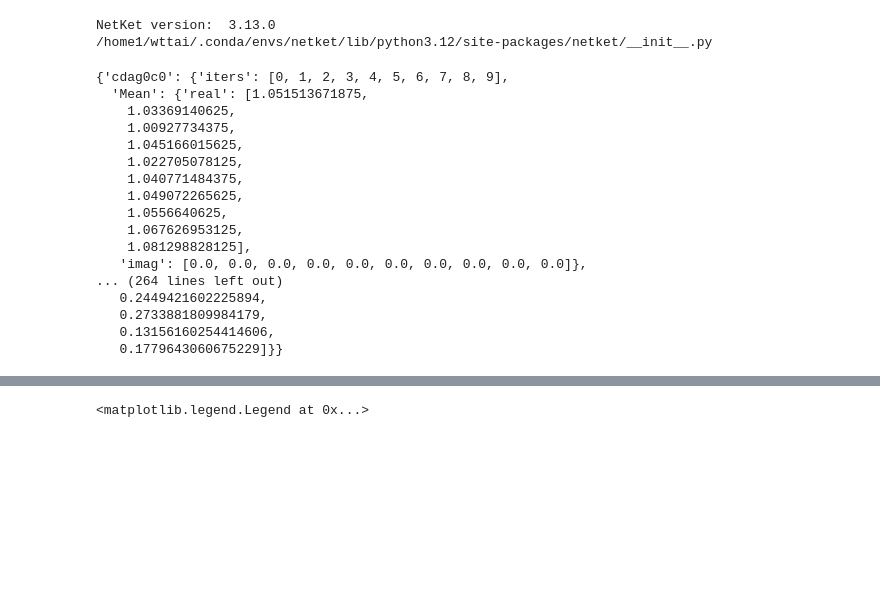
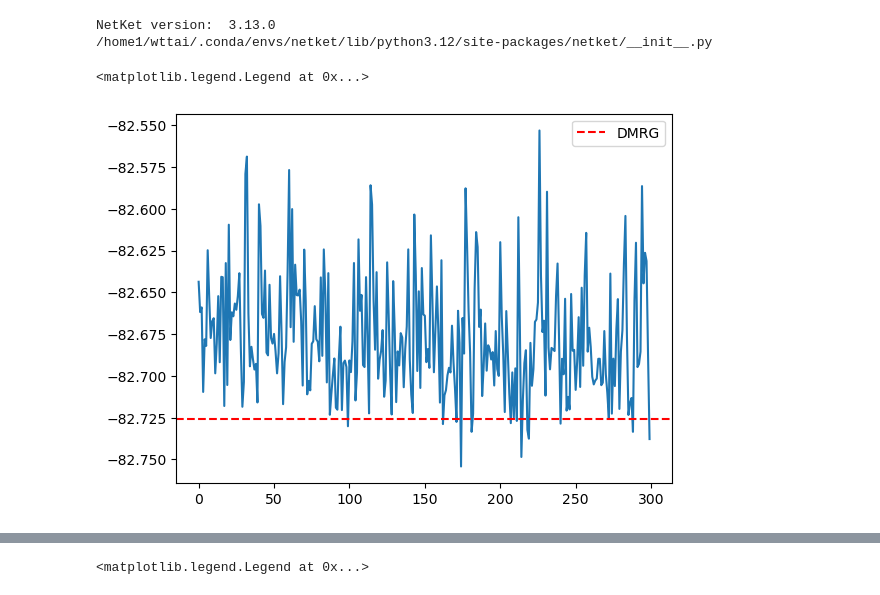
Before and after one commit to wttai004/machine_learning, a Jupyter notebook: netket_qwz/qwz_results.ipynb, the cells around one changed output, grey strips where cells are left out. Drawn from its saved outputs; the diff is of its cells as text; code cells hidden in the pictures; blank space fills up the shorter version.

```diff
--- a/netket_qwz/qwz_results.ipynb
+++ b/netket_qwz/qwz_results.ipynb
@@ -26,25 +27,27 @@ print(nk.__file__)
 # %% [output]
 NetKet version:  3.13.0
 /home1/wttai/.conda/envs/netket/lib/python3.12/site-packages/netket/__init__.py
-# %%
-data = json.load(open("machine_learning/netket_qwz/data/test/slater_log_L=2_t=1.0_m=5.0_U=0.2.json"))
-# %%
-data
-# %% [output]
-{'cdag0c0': {'iters': [0, 1, 2, 3, 4, 5, 6, 7, 8, 9],
-  'Mean': {'real': [1.051513671875,
-    1.03369140625,
-    1.00927734375,
-    1.045166015625,
-    1.022705078125,
-    1.040771484375,
-    1.049072265625,
-    1.0556640625,
-    1.067626953125,
-    1.081298828125],
-   'imag': [0.0, 0.0, 0.0, 0.0, 0.0, 0.0, 0.0, 0.0, 0.0, 0.0]},
-... (264 lines left out)
-   0.2449421602225894,
-   0.2733881809984179,
-   0.13156160254414606,
-   0.1779643060675229]}}
+# %%
+BASE_PATH = Path("/home1/wttai/machine_learning/netket_qwz/data")
+t = 1.0
+m = 5.0
+U = 8.0
+date_netket = "20241104_1622"
+slater_filename = f"netket_qwz_{date_netket}/slater_log_L=4_N=16_t={t}_m={m}_U={U}.json"
+nj_filename = f"netket_qwz_{date_netket}/nj_log_L=4_N=16_t={t}_m={m}_U={U}_n_hidden=32_n_hidden_layers=1.json"
+nb_filename = f"netket_qwz_{date_netket}/nb_log_L=4_N=16_t={t}_m={m}_U={U}_n_hidden=32_n_hidden_layers=1.json"
+
+path = BASE_PATH / nb_filename
+data = json.load(open(path))
+
+date_dmrg = "20241028_1708"
+dmrgFilename=f"/home1/wttai/machine_learning/dmrg_qwz/data/dmrg_qwz_{date_dmrg}/dmrg_log_L=4_t={t}_m={m}_U={U}.h5"
+
+plt.plot(data['data']["Energy"]['Mean']['real'])
+with h5py.File(dmrgFilename, 'r') as f:
+    data_dmrg = hdf5_io.load_from_hdf5(f)
+plt.axhline(y=data_dmrg['E0'], color='r', linestyle='--', label='DMRG')  # Adding the horizontal line
+plt.legend()
+# %% [output]
+<matplotlib.legend.Legend at 0x...>
+[figure, added]
```
Also changed, not shown: parts of 2 cells of this notebook, 7 other files.
